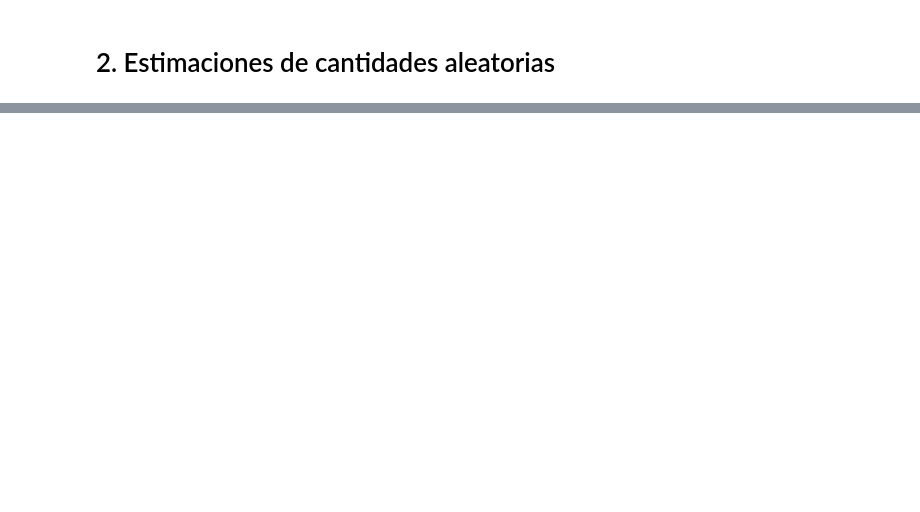
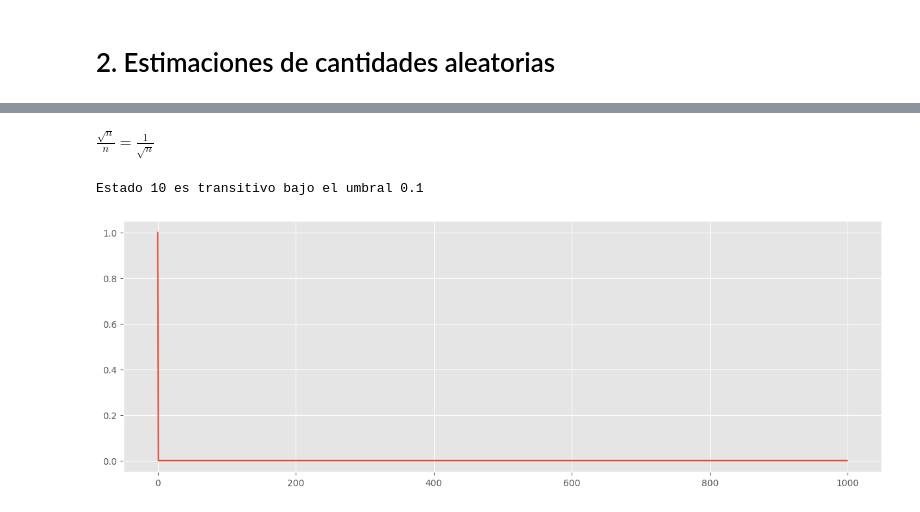
Before and after one commit to linear-regret/Procesos-Estocasticos, a Jupyter notebook: Práctica 1 Procesos Estocásticos/P1_PE.ipynb, the cells around one changed output, grey strips where cells are left out. Drawn from its saved outputs; the diff is of its cells as text; code cells hidden in the pictures; blank space fills up the shorter version.

```diff
--- a/Práctica 1 Procesos Estocásticos/P1_PE.ipynb
+++ b/Práctica 1 Procesos Estocásticos/P1_PE.ipynb
@@ -192,0 +266,41 @@ Puedes calcular alguna cantidad interesante de las cadenas aleatorias? Por ejemp
+# %% [markdown]
+$\frac{\sqrt{n}}{n}=\frac{1}{\sqrt{n}}$
+# %%
+def tipo_estado(estado,pi_0,p,umbral_recurrente=0.1,umbral_transitivo=0.1,umbral_absorbente=0.1,N_max=1_000,imprimir=True):
+
+    cadena=np.array(cadena_jugador(long_cadena=N_max,pi_0=pi_0,p=p))
+
+    mask_estado= cadena==estado
+    razon_cuenta= mask_estado.cumsum()/np.arange(1,N_max+1)
+
+    if razon_cuenta[-1]<umbral_transitivo:
+        if imprimir:
+            print(f'Estado {estado} es transitivo bajo el umbral {umbral_transitivo}')
+        return 'transitivo',cadena, razon_cuenta
+
+    elif razon_cuenta[-1]>1-umbral_recurrente:
+
+        ultimos_N=int(umbral_absorbente*N_max)
+
+        if mask_estado[-ultimos_N:].sum()>(ultimos_N-1):
+            if imprimir:
+                print(f'Estado {estado} es absorbente bajo el umbral {umbral_absorbente}')
+            return 'absorbente',cadena, razon_cuenta
+
+        if imprimir:
+            print(f'Estado {estado} es recurrente bajo el umbral {umbral_recurrente}')
+
+        return 'recurrente',cadena, razon_cuenta
+    else:
+        if imprimir:
+            print(f'No se pudo decidir si el estado es recurrente o transitivo con una cadena de longitud {N_max} y umbral recurrente {umbral_recurrente}, umbral transitivo {umbral_transitivo}')
+
+
+
+
+tipo, cadena, razon= tipo_estado(estado=10,pi_0=pi_0,p=0.6)
+
+plt.plot(cadena);plt.show()
+# %% [output]
+Estado 10 es transitivo bajo el umbral 0.1
+[figure, added]
```
Also changed, not shown: parts of 22 cells of this notebook.
